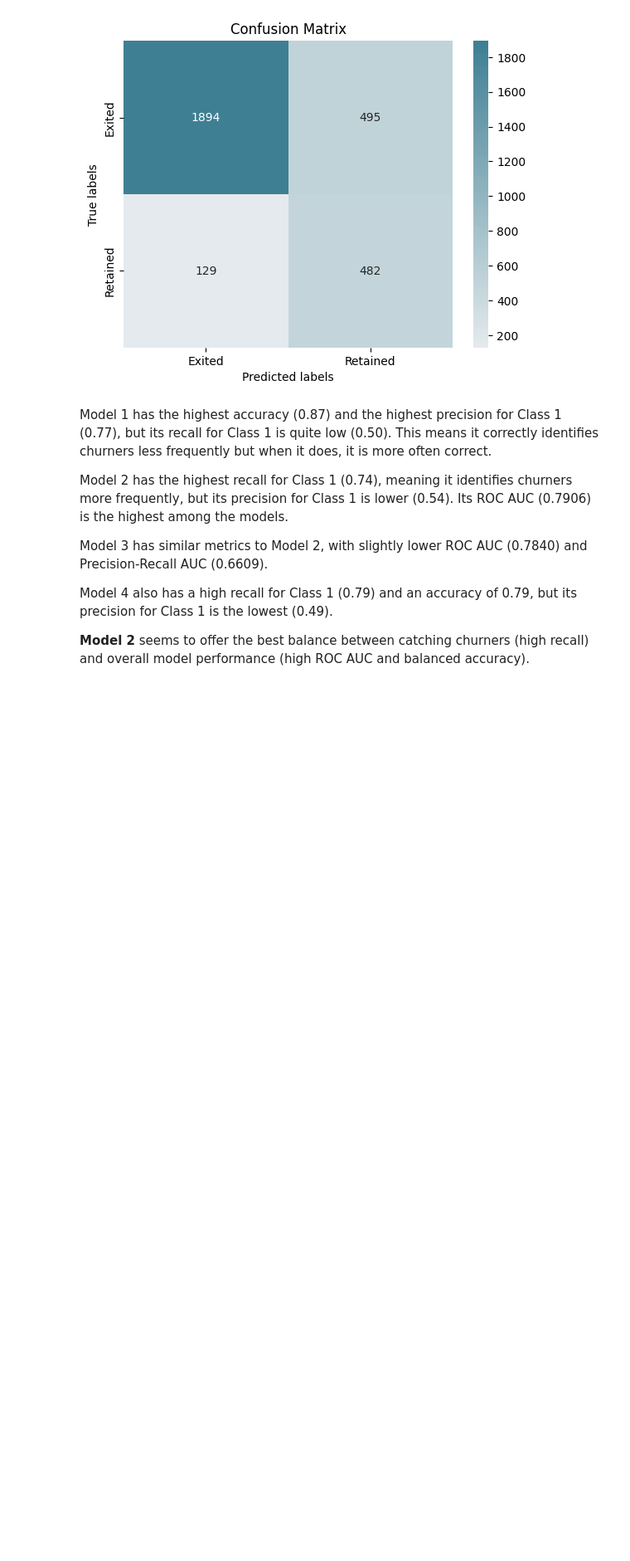
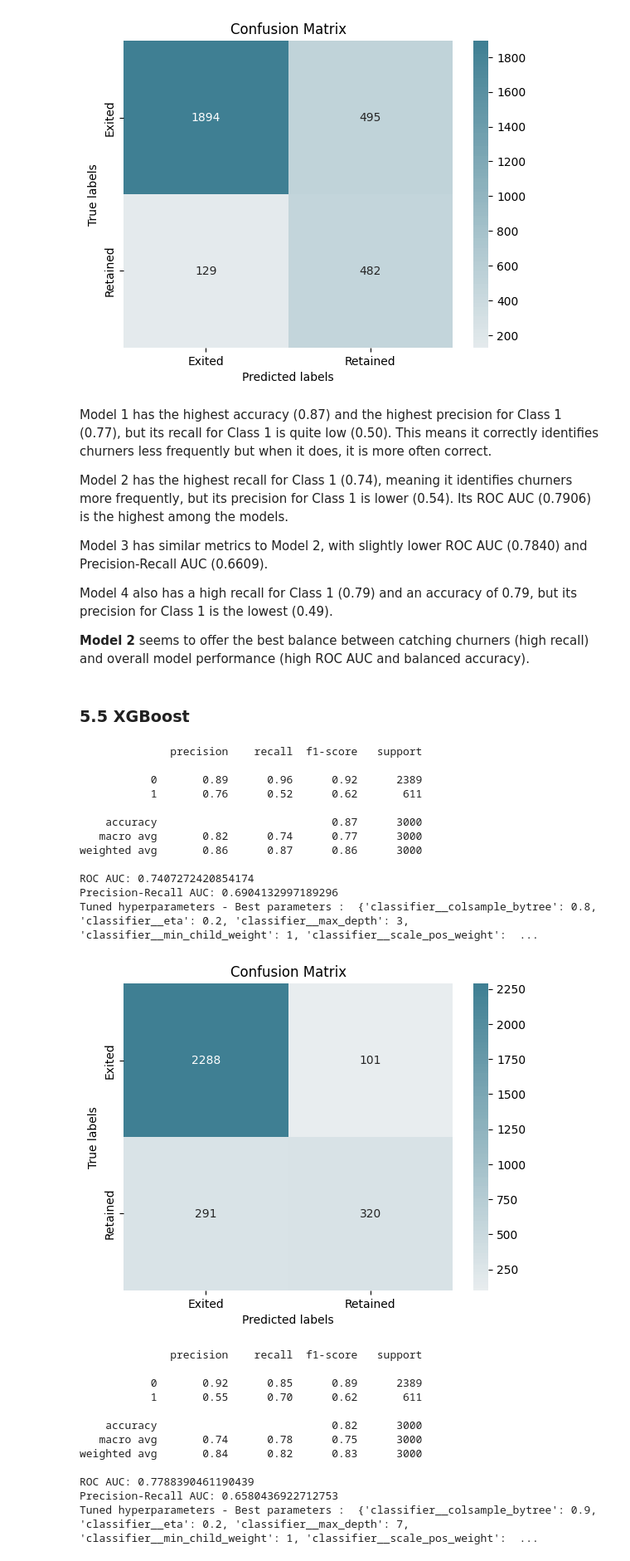
Before and after one commit to Abderrahmane-Chafi/BankCustomerChurnAnalysis, a Jupyter notebook: notebook794dc85e40.ipynb, the cells around one changed output. Shown at 83% size. Saved outputs shown, nothing was run; the diff lists cells and outputs as text; code cells hidden in the pictures; blank space fills up the shorter version.

```diff
--- a/notebook794dc85e40.ipynb
+++ b/notebook794dc85e40.ipynb
@@ -929,3 +948,70 @@ Model 3 has similar metrics to Model 2, with slightly lower ROC AUC (0.7840) and
 Model 4 also has a high recall for Class 1 (0.79) and an accuracy of 0.79, but its precision for Class 1 is the lowest (0.49).
 
 **Model 2** seems to offer the best balance between catching churners (high recall) and overall model performance (high ROC AUC and balanced accuracy).
+# %% [markdown]
+### 5.5 XGBoost <a class="anchor" id="m5"></a>
+# %%
+parameters_XGBoost = {
+    'classifier__eta': [0.05, 0.1, 0.2],
+    'classifier__max_depth': [3, 5, 7],
+    'classifier__subsample': [0.7, 0.8, 0.9],
+    'classifier__colsample_bytree': [0.7, 0.8, 0.9],
+    'classifier__min_child_weight': [1, 2, 3],
+    'classifier__scale_pos_weight': [1, 1.5, 2]
+}
+
+pipeline_XGBoost = Pipeline([
+    ('scaler', StandardScaler()),
+    ('classifier', XGBClassifier(random_state=42))
+])
+
+pipeline_XGBoost_smote = Pipeline([
+    ('scaler', StandardScaler()),
+    ('smote', SMOTE(random_state=42)),
+    ('classifier', XGBClassifier(random_state=42))
+])
+
+pipeline_XGBoost_over = Pipeline([
+    ('scaler', StandardScaler()),
+    ('oversample', RandomOverSampler(random_state=42)),
+    ('classifier', XGBClassifier(random_state=42))
+])
+
+pipeline_XGBoost_under = Pipeline([
+    ('scaler', StandardScaler()),
+    ('undersample', RandomUnderSampler(random_state=42)),
+    ('classifier', XGBClassifier(random_state=42))
+])
+
+run_grid_search("XGBoost",X_train, Y_train, X_test, Y_test, pipeline_XGBoost, parameters_XGBoost, 'None')
+run_grid_search("XGBoost(Oversampling)",X_train, Y_train, X_test, Y_test, pipeline_XGBoost_over, parameters_XGBoost, 'Oversampling')
+run_grid_search("XGBoost(SMOTE)",X_train, Y_train, X_test, Y_test, pipeline_XGBoost_smote, parameters_XGBoost, 'SMOTE')
+run_grid_search("XGBoost(Undersampling)",X_train, Y_train, X_test, Y_test, pipeline_XGBoost_under, parameters_XGBoost, 'Undersampling')
+
+wb.save('model_comparison.xlsx')
+# %% [output]
+              precision    recall  f1-score   support
+
+           0       0.89      0.96      0.92      2389
+           1       0.76      0.52      0.62       611
+
+    accuracy                           0.87      3000
+   macro avg       0.82      0.74      0.77      3000
+weighted avg       0.86      0.87      0.86      3000
+
+ROC AUC: 0.7407272420854174
+Precision-Recall AUC: 0.6904132997189296
+Tuned hyperparameters - Best parameters :  {'classifier__colsample_bytree': 0.8, 'classifier__eta': 0.2, 'classifier__max_depth': 3, 'classifier__min_child_weight': 1, 'classifier__scale_pos_weight':  ...
+[figure, added]
+              precision    recall  f1-score   support
+
+           0       0.92      0.85      0.89      2389
+           1       0.55      0.70      0.62       611
+
+    accuracy                           0.82      3000
+   macro avg       0.74      0.78      0.75      3000
+weighted avg       0.84      0.82      0.83      3000
+
+ROC AUC: 0.7788390461190439
+Precision-Recall AUC: 0.6580436922712753
+Tuned hyperparameters - Best parameters :  {'classifier__colsample_bytree': 0.9, 'classifier__eta': 0.2, 'classifier__max_depth': 7, 'classifier__min_child_weight': 1, 'classifier__scale_pos_weight':  ...
```
Also changed, not shown: parts of 13 cells of this notebook.
